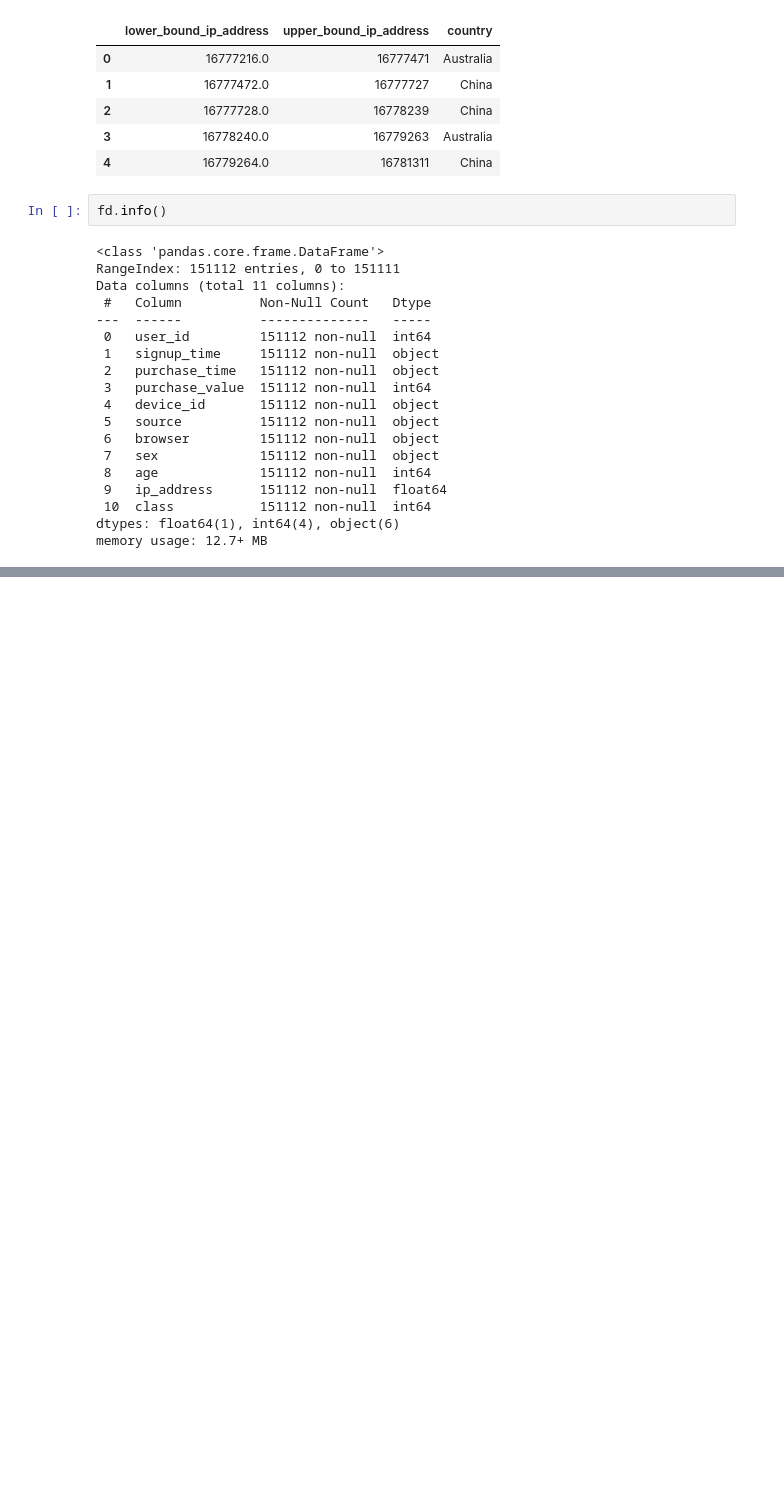
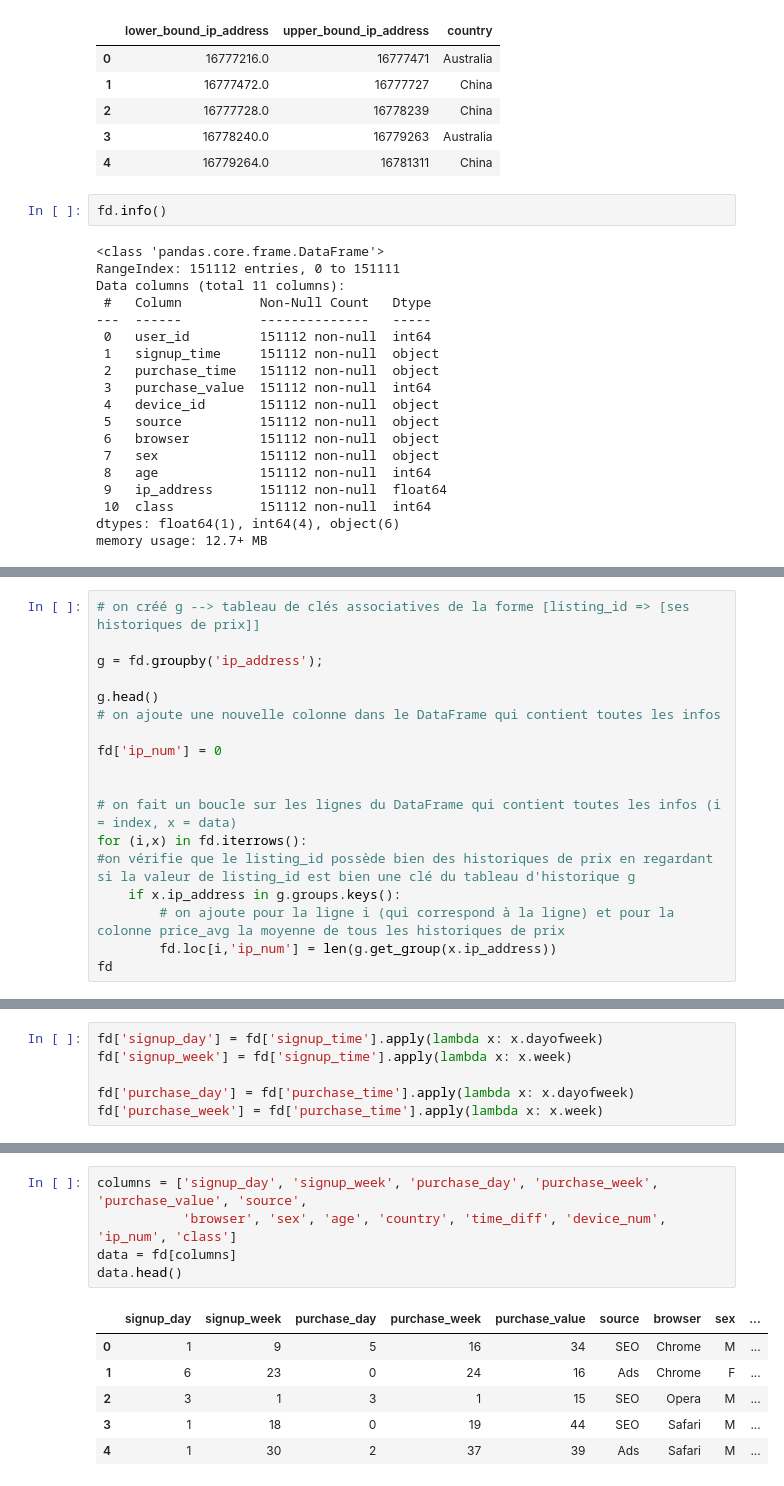
Before and after one commit to batgar37/math_algo, a Jupyter notebook: Projet Fraude.ipynb, the cells around one changed output, grey strips where cells are left out. Drawn from its saved outputs; the diff is of its cells as text; blank space fills up the shorter version.

```diff
--- a/Projet Fraude.ipynb
+++ b/Projet Fraude.ipynb
@@ -99,0 +154,18 @@ fd
+# %%
+# on créé g --> tableau de clés associatives de la forme [listing_id => [ses historiques de prix]]
+
+g = fd.groupby('ip_address');
+
+g.head()
+# on ajoute une nouvelle colonne dans le DataFrame qui contient toutes les infos
+
+fd['ip_num'] = 0
+
+
+# on fait un boucle sur les lignes du DataFrame qui contient toutes les infos (i = index, x = data)
+for (i,x) in fd.iterrows():
+#on vérifie que le listing_id possède bien des historiques de prix en regardant si la valeur de listing_id est bien une clé du tableau d'historique g
+    if x.ip_address in g.groups.keys():
+        # on ajoute pour la ligne i (qui correspond à la ligne) et pour la colonne price_avg la moyenne de tous les historiques de prix
+        fd.loc[i,'ip_num'] = len(g.get_group(x.ip_address))
+fd
@@ -99,0 +186,6 @@ fd
+# %%
+fd['signup_day'] = fd['signup_time'].apply(lambda x: x.dayofweek)
+fd['signup_week'] = fd['signup_time'].apply(lambda x: x.week)
+
+fd['purchase_day'] = fd['purchase_time'].apply(lambda x: x.dayofweek)
+fd['purchase_week'] = fd['purchase_time'].apply(lambda x: x.week)
@@ -99,0 +208,12 @@ fd
+# %%
+columns = ['signup_day', 'signup_week', 'purchase_day', 'purchase_week', 'purchase_value', 'source',
+           'browser', 'sex', 'age', 'country', 'time_diff', 'device_num', 'ip_num', 'class']
+data = fd[columns]
+data.head()
+# %% [output]
+|  | signup_day | signup_week | purchase_day | purchase_week | purchase_value | source | browser | sex | ... |
+| 0 | 1 | 9 | 5 | 16 | 34 | SEO | Chrome | M | ... |
+| 1 | 6 | 23 | 0 | 24 | 16 | Ads | Chrome | F | ... |
+| 2 | 3 | 1 | 3 | 1 | 15 | SEO | Opera | M | ... |
+| 3 | 1 | 18 | 0 | 19 | 44 | SEO | Safari | M | ... |
+| 4 | 1 | 30 | 2 | 37 | 39 | Ads | Safari | M | ... |
```
Also changed, not shown: parts of 22 cells of this notebook.
